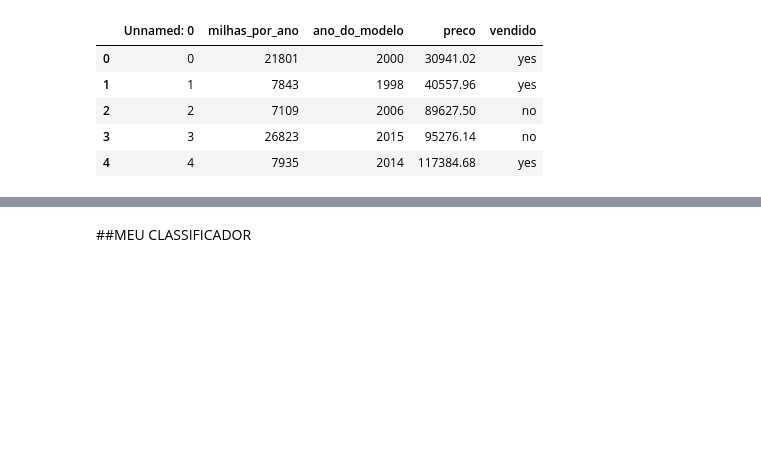
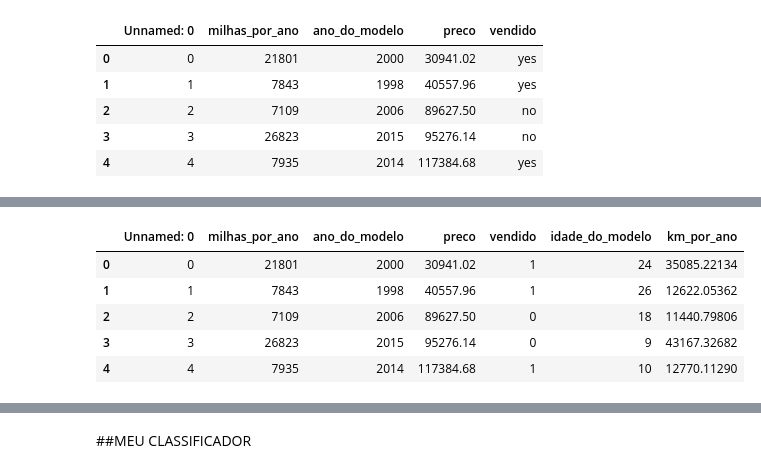
Before and after one commit to Eliezerguimaraes/ml_car_prices, a Jupyter notebook: Mineração_de_Dados_CARPRICES_17_07.ipynb, the cells around one changed output, grey strips where cells are left out. Saved outputs shown, nothing was run; the diff lists cells and outputs as text; code cells hidden in the pictures; blank space fills up the shorter version.

```diff
--- a/Mineração_de_Dados_CARPRICES_17_07.ipynb
+++ b/Mineração_de_Dados_CARPRICES_17_07.ipynb
@@ -45,0 +32,8 @@ Treinaremos com 7500 elementos e testaremos com 2500 elementos
+# %%
+dados = dados.rename(columns = mapa)
+a = {
+    'no': 0,
+    'yes': 1
+}
+dados.vendido = dados.vendido.map(a)
+dados.head()
@@ -45,0 +47,6 @@ Treinaremos com 7500 elementos e testaremos com 2500 elementos
+# %%
+from datetime import datetime
+
+ano_atual = datetime.today().year
+dados['idade_do_modelo'] = ano_atual - dados.ano_do_modelo
+dados.head()
@@ -45,0 +60,12 @@ Treinaremos com 7500 elementos e testaremos com 2500 elementos
+# %%
+# prompt: converter de milhas para km
+
+dados['km_por_ano'] = dados.milhas_por_ano * 1.60934
+dados.head()
+# %% [output]
+|  | Unnamed: 0 | milhas_por_ano | ano_do_modelo | preco | vendido | idade_do_modelo | km_por_ano |
+| 0 | 0 | 21801 | 2000 | 30941.02 | 1 | 24 | 35085.22134 |
+| 1 | 1 | 7843 | 1998 | 40557.96 | 1 | 26 | 12622.05362 |
+| 2 | 2 | 7109 | 2006 | 89627.50 | 0 | 18 | 11440.79806 |
+| 3 | 3 | 26823 | 2015 | 95276.14 | 0 | 9 | 43167.32682 |
+| 4 | 4 | 7935 | 2014 | 117384.68 | 1 | 10 | 12770.11290 |
```
Also changed, not shown: parts of 18 cells of this notebook.
